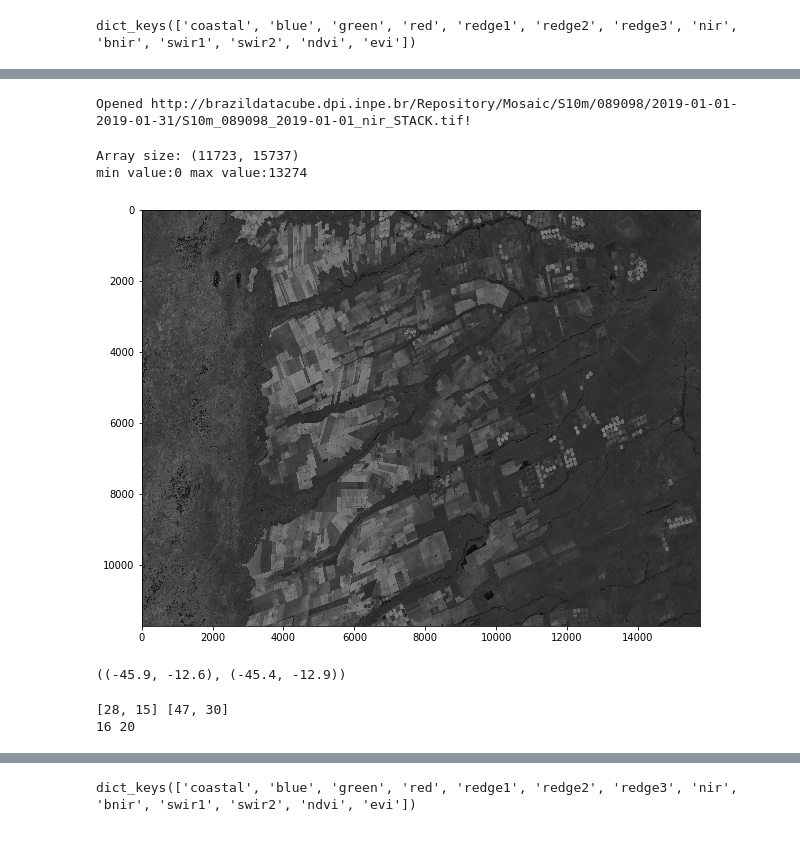
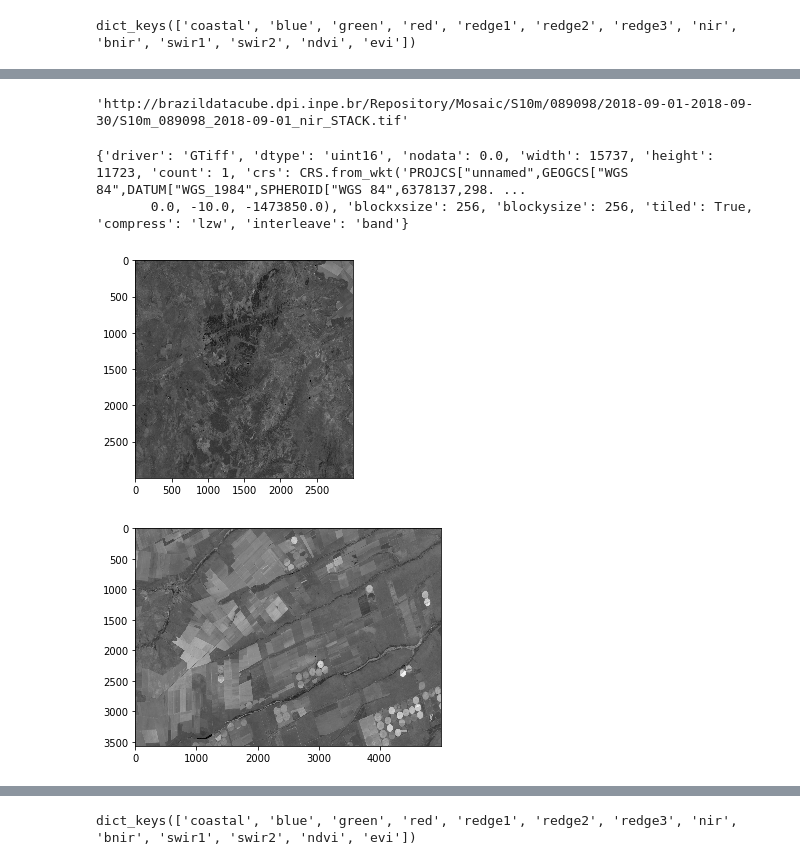
Before and after one commit to OldLipe/example-notebooks, a Jupyter notebook: access_bdc_cubes.ipynb, the cells around one changed output, grey strips where cells are left out. Drawn from its saved outputs; the diff is of its cells as text; code cells hidden in the pictures.

Commit message:
changed gdal to rasterio

```diff
--- a/access_bdc_cubes.ipynb
+++ b/access_bdc_cubes.ipynb
@@ -72,3 +86,8 @@ links_nir = my_cube['2018-09-01/2019-08-01']['tiles']['089098']['bands']['nir']
+# %%
+filename_nir = links_nir[0]
+filename_nir
+# %% [output]
+'http://brazildatacube.dpi.inpe.br/Repository/Mosaic/S10m/089098/2018-09-01-2018-09-30/S10m_089098_2018-09-01_nir_STACK.tif'
 # %%
 #### Import Libs ####
 import numpy
@@ -246,24 +100,0 @@ def blocks_to_matrix(data_set, blocks):
-# %%
-filename_nir = 'http://brazildatacube.dpi.inpe.br/Repository/Mosaic/S10m/089098/2019-01-01-2019-01-31/S10m_089098_2019-01-01_nir_STACK.tif'
-# %%
-### Open ENTIRE nir band
-try:
-  ds_nir = open_remote(filename_nir)
-  print ("Opened {}!".format(filename_nir))
-except:
-  print("Error opening file {}".format(filename_nir) )
-# %% [output]
-Opened http://brazildatacube.dpi.inpe.br/Repository/Mosaic/S10m/089098/2019-01-01-2019-01-31/S10m_089098_2019-01-01_nir_STACK.tif!
-# %%
-img_nir   = ds_nir.GetRasterBand(1).ReadAsArray()
-print('Array size: {}'.format(img_nir.shape) )
-print('min value:{} max value:{}'.format( numpy.nanmin(img_nir[img_nir != -numpy.inf]) , numpy.nanmax(img_nir) ))
-
-### Plot image
-plt.figure(figsize=(10, 10))
-plt.imshow(img_nir,cmap = 'gray')
-plt.show()
-# %% [output]
-Array size: (11723, 15737)
-min value:0 max value:13274
-[figure, removed]
@@ -274,13 +120,27 @@ band = ds.GetRasterBand(1)
+# %%
+with rasterio.open(filename_nir) as dataset:
+    print(dataset.profile)
+    #img = dataset.read(1) ### open entire scene is heavy
+
+    img = dataset.read(1, window=Window(0, 0, 3000, 3000)) ### Window(col_off, row_off, width, height)
+
+    plt.imshow(img, cmap='gray')
+    plt.show()
+# %% [output]
+{'driver': 'GTiff', 'dtype': 'uint16', 'nodata': 0.0, 'width': 15737, 'height': 11723, 'count': 1, 'crs': CRS.from_wkt('PROJCS["unnamed",GEOGCS["WGS 84",DATUM["WGS_1984",SPHEROID["WGS 84",6378137,298. ...
+       0.0, -10.0, -1473850.0), 'blockxsize': 256, 'blockysize': 256, 'tiled': True, 'compress': 'lzw', 'interleave': 'band'}
+[figure, added]
 # %%
 ### CREATING BBOX ###
 w = -45.90
 n = -12.6
-# e = -45.80
 e = -45.40
-# s = -12.74
 s = -12.90
+
+with rasterio.open(filename_nir) as dataset:
+    img = dataset.read(1, window = longlat2window((w,e), (s,n), dataset)) ### Window(col_off, row_off, width, height)
+
+    plt.imshow(img, cmap='gray')
+    plt.show()
+# %% [output]
+[figure, added]
-# %%
-bbox = build_bbox(w,n,e,s)
-print( bbox )
-# %% [output]
-((-45.9, -12.6), (-45.4, -12.9))
@@ -290,5 +146,0 @@ bbox_blocks = get_bbox_blocks( ds, bbox )
-# %%
-img = blocks_to_matrix(ds, bbox_blocks)
-# %% [output]
-[28, 15] [47, 30]
-16 20
```
Also changed, not shown: parts of 11 cells of this notebook.
